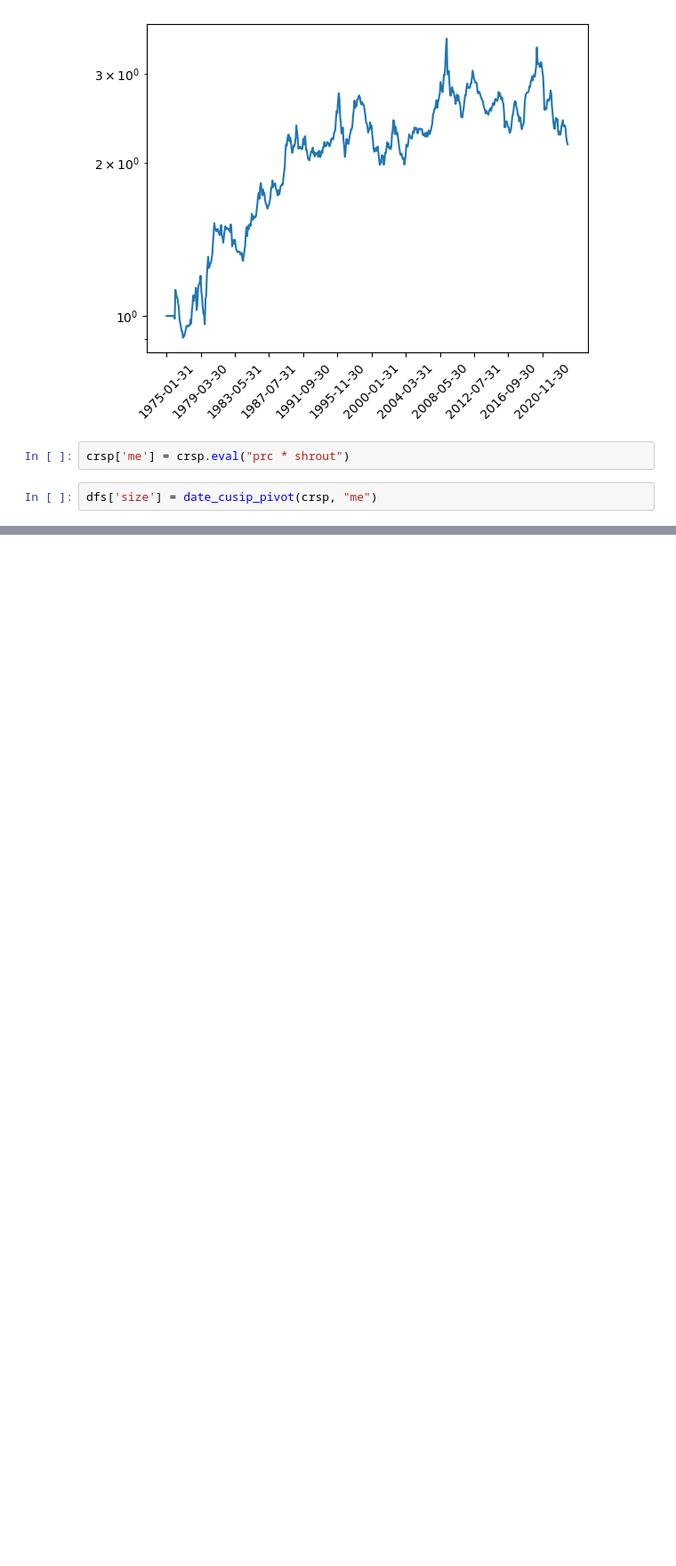
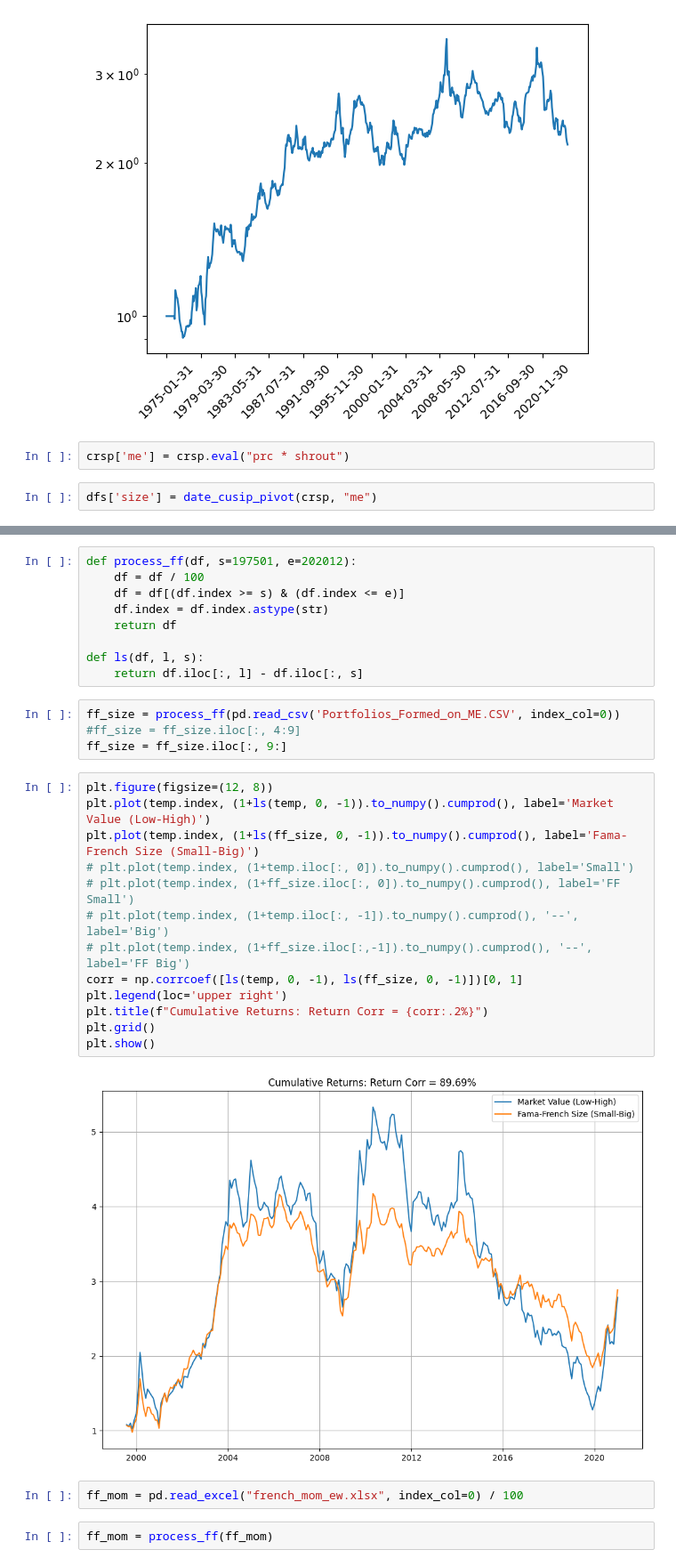
Before and after one commit to Castoria21/Capstone, a Jupyter notebook: code/demo.ipynb, the cells around one changed output, grey strips where cells are left out. Shown at 89% size. Cells and saved outputs as stored; diff of their text form; blank space fills up the shorter version.

```diff
--- a/code/demo.ipynb
+++ b/code/demo.ipynb
@@ -108,0 +96,32 @@ plot_solo_cum(ff_size.iloc[:, 0] - ff_size.iloc[:, -1])
+# %%
+def process_ff(df, s=197501, e=202012):
+    df = df / 100
+    df = df[(df.index >= s) & (df.index <= e)]
+    df.index = df.index.astype(str)
+    return df
+
+def ls(df, l, s):
+    return df.iloc[:, l] - df.iloc[:, s]
+# %%
+ff_size = process_ff(pd.read_csv('Portfolios_Formed_on_ME.CSV', index_col=0))
+#ff_size = ff_size.iloc[:, 4:9]
+ff_size = ff_size.iloc[:, 9:]
+# %%
+plt.figure(figsize=(12, 8))
+plt.plot(temp.index, (1+ls(temp, 0, -1)).to_numpy().cumprod(), label='Market Value (Low-High)')
+plt.plot(temp.index, (1+ls(ff_size, 0, -1)).to_numpy().cumprod(), label='Fama-French Size (Small-Big)')
+# plt.plot(temp.index, (1+temp.iloc[:, 0]).to_numpy().cumprod(), label='Small')
+# plt.plot(temp.index, (1+ff_size.iloc[:, 0]).to_numpy().cumprod(), label='FF Small')
+# plt.plot(temp.index, (1+temp.iloc[:, -1]).to_numpy().cumprod(), '--', label='Big')
+# plt.plot(temp.index, (1+ff_size.iloc[:,-1]).to_numpy().cumprod(), '--', label='FF Big')
+corr = np.corrcoef([ls(temp, 0, -1), ls(ff_size, 0, -1)])[0, 1]
+plt.legend(loc='upper right')
+plt.title(f"Cumulative Returns: Return Corr = {corr:.2%}")
+plt.grid()
+plt.show()
+# %% [output]
+[figure, added]
+# %%
+ff_mom = pd.read_excel("french_mom_ew.xlsx", index_col=0) / 100
+# %%
+ff_mom = process_ff(ff_mom)
```
Also changed, not shown: parts of 14 cells of this notebook, 3 other files.
